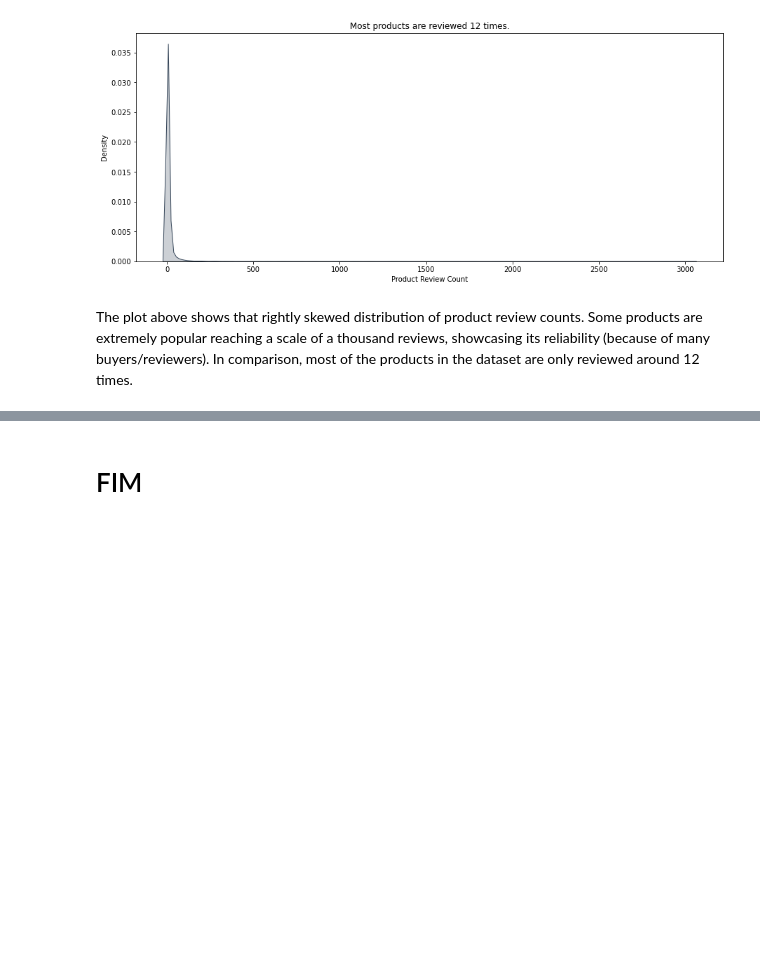
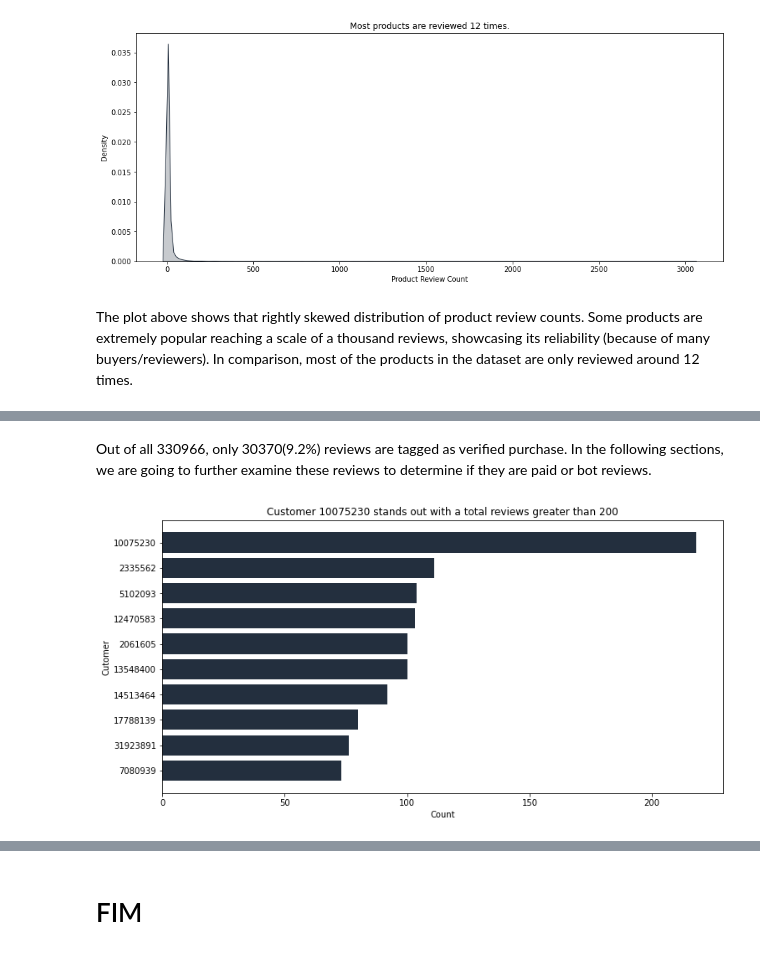
Before and after one commit to abeljoshua20/Amazon-Customer-Review-Network-Analysis, a Jupyter notebook: Final Project.ipynb, the cells around one changed output, grey strips where cells are left out. Drawn from its saved outputs; the diff is of its cells as text; code cells hidden in the pictures; blank space fills up the shorter version.

```diff
--- a/Final Project.ipynb
+++ b/Final Project.ipynb
@@ -250,0 +353,14 @@ remove_stopwords(clean_text)
+# %% [markdown]
+Out of all 330966, only 30370(9.2%) reviews are tagged as verified purchase. In the following sections, we are going to further examine these reviews to determine if they are paid or bot reviews.
+# %%
+top10_cust = df.customer_id.value_counts().head(10)
+top10_cust.sort_values(inplace=True)
+plt.figure(figsize=(12, 6))
+
+plt.barh([str(cust) for cust in top10_cust.index], top10_cust)
+plt.ylabel('Cutomer')
+plt.xlabel('Count')
+plt.title('Customer 10075230 stands out with a total reviews greater than 200')
+plt.show()
+# %% [output]
+[figure, added]
```
Also changed, not shown: parts of 29 cells of this notebook.
